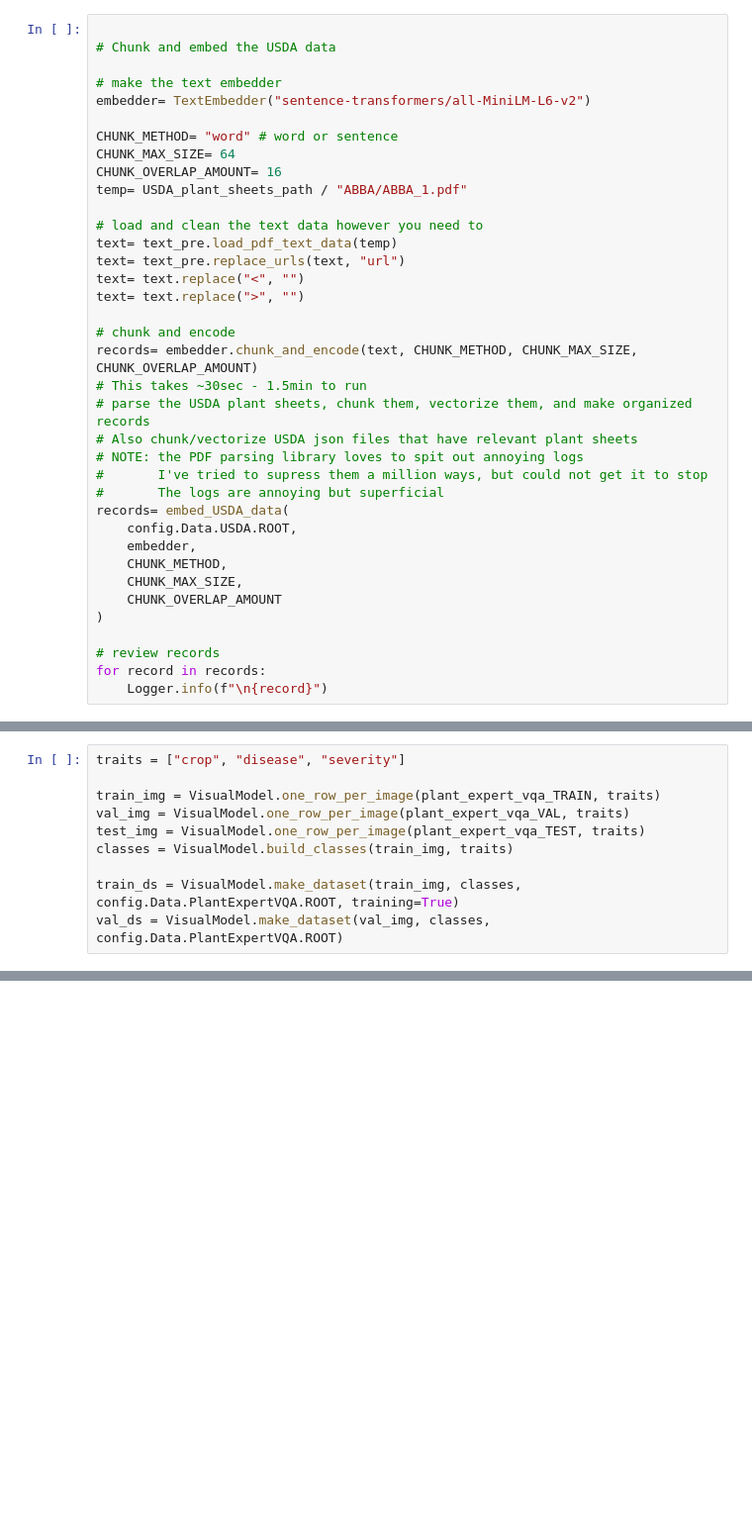
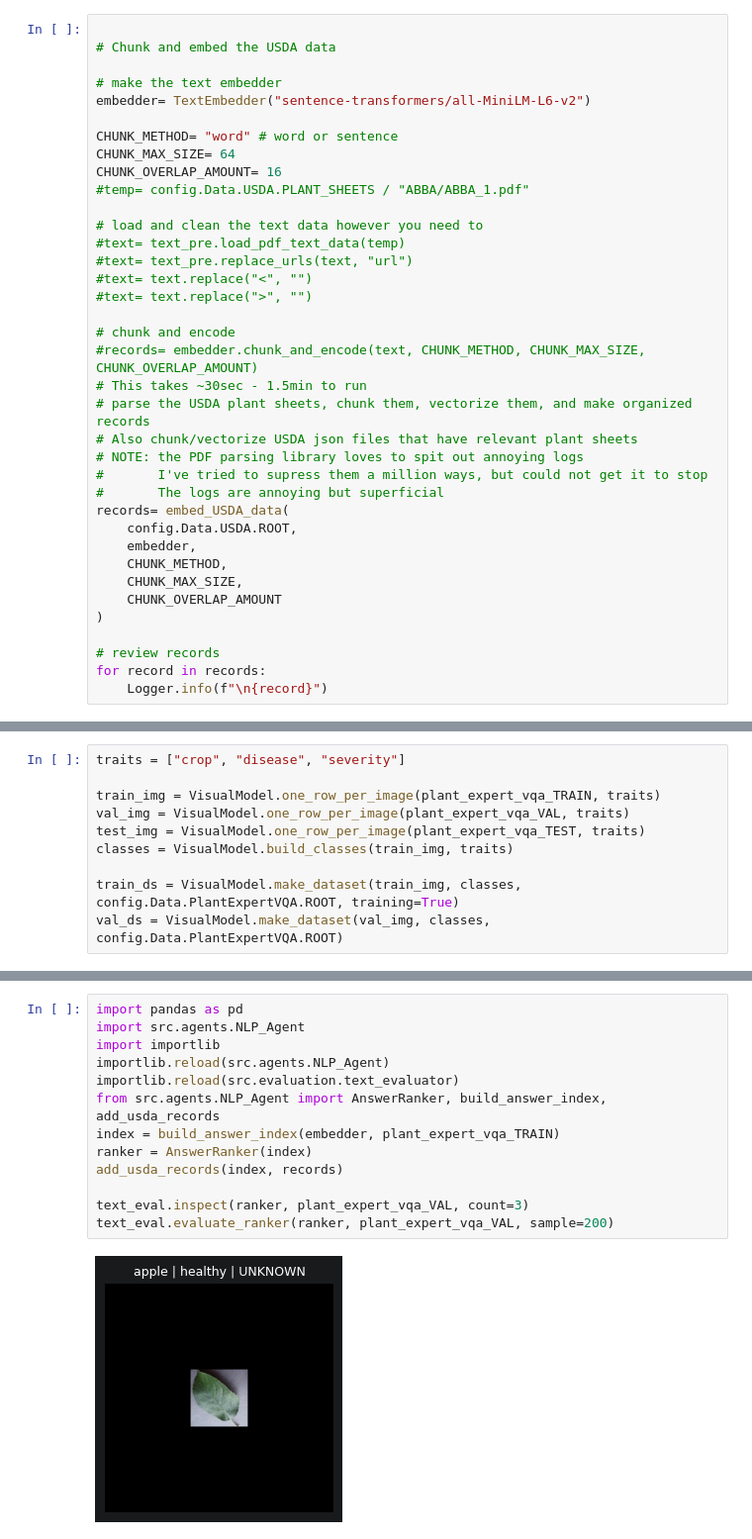
Before and after one commit to KylerYohnPsu/PlantQA, a Jupyter notebook: Capstone_Executables.ipynb, the cells around one changed output, grey strips where cells are left out. Shown at 99% size. Drawn from its saved outputs; the diff is of its cells as text; blank space fills up the shorter version.

Commit message:
capstone executables - adds in usda to the text processor and visual model changes

```diff
--- a/Capstone_Executables.ipynb
+++ b/Capstone_Executables.ipynb
@@ -36,16 +42,16 @@ embedder= TextEmbedder("sentence-transformers/all-MiniLM-L6-v2")
 CHUNK_METHOD= "word" # word or sentence
 CHUNK_MAX_SIZE= 64
 CHUNK_OVERLAP_AMOUNT= 16
-temp= USDA_plant_sheets_path / "ABBA/ABBA_1.pdf"
+#temp= config.Data.USDA.PLANT_SHEETS / "ABBA/ABBA_1.pdf"
 
 # load and clean the text data however you need to
-text= text_pre.load_pdf_text_data(temp)
-text= text_pre.replace_urls(text, "url")
-text= text.replace("<", "")
-text= text.replace(">", "")
+#text= text_pre.load_pdf_text_data(temp)
+#text= text_pre.replace_urls(text, "url")
+#text= text.replace("<", "")
+#text= text.replace(">", "")
 
 # chunk and encode
-records= embedder.chunk_and_encode(text, CHUNK_METHOD, CHUNK_MAX_SIZE, CHUNK_OVERLAP_AMOUNT)
+#records= embedder.chunk_and_encode(text, CHUNK_METHOD, CHUNK_MAX_SIZE, CHUNK_OVERLAP_AMOUNT)
 # This takes ~30sec - 1.5min to run
 # parse the USDA plant sheets, chunk them, vectorize them, and make organized records
 # Also chunk/vectorize USDA json files that have relevant plant sheets
@@ -170 +272,16 @@ test_table, test_predictions = visual_evaluator.evaluate(vm, plant_expert_vqa_TE
 test_table
+# %%
+import pandas as pd
+import src.agents.NLP_Agent
+import importlib
+importlib.reload(src.agents.NLP_Agent)
+importlib.reload(src.evaluation.text_evaluator)
+from src.agents.NLP_Agent import AnswerRanker, build_answer_index, add_usda_records
+index = build_answer_index(embedder, plant_expert_vqa_TRAIN)
+ranker = AnswerRanker(index)
+add_usda_records(index, records)
+
+text_eval.inspect(ranker, plant_expert_vqa_VAL, count=3)
+text_eval.evaluate_ranker(ranker, plant_expert_vqa_VAL, sample=200)
+# %% [output]
+[figure, added]
```
Also changed, not shown: parts of 11 cells of this notebook.
